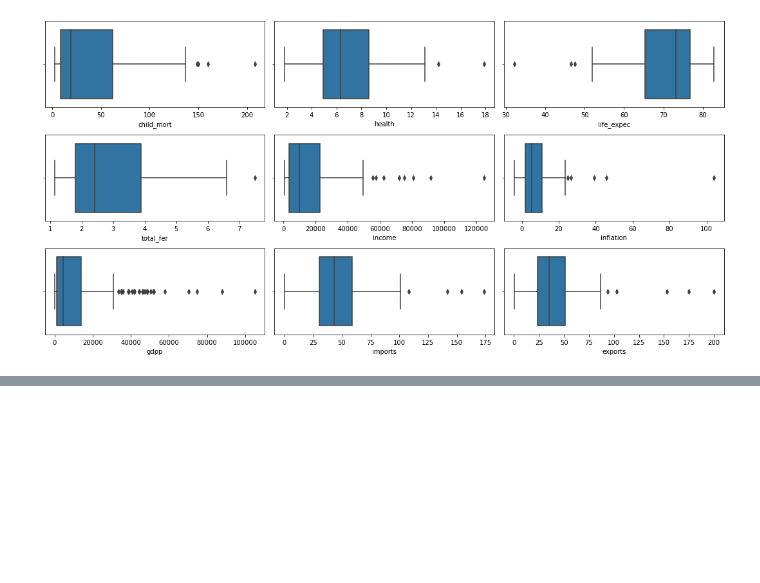
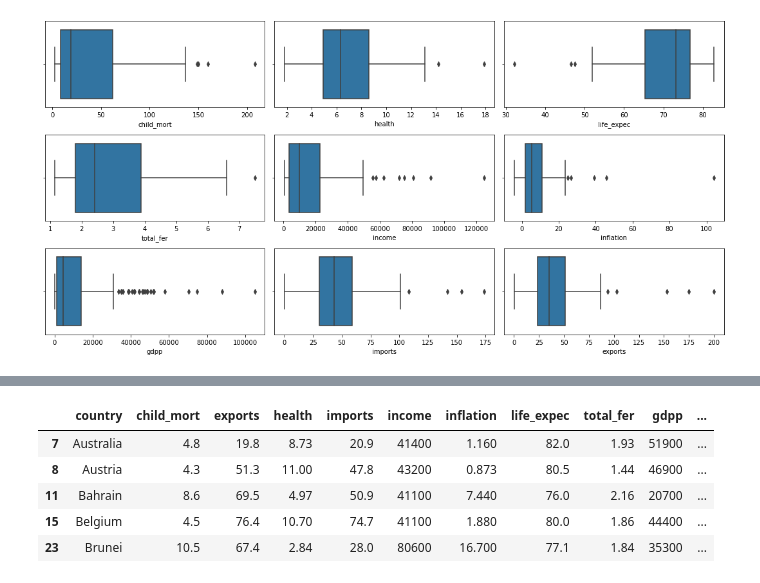
Before and after one commit to shahinmv/ds-bootcamp, a Jupyter notebook: Python/Week 7/PY-CS-W7.ipynb, the cells around one changed output, grey strips where cells are left out. Saved outputs shown, nothing was run; the diff lists cells and outputs as text; code cells hidden in the pictures; blank space fills up the shorter version.

```diff
--- a/Python/Week 7/PY-CS-W7.ipynb
+++ b/Python/Week 7/PY-CS-W7.ipynb
@@ -124,0 +133,4 @@ features
+# %%
+kmeans = KMeans(n_clusters = 3, init = 'k-means++', random_state = 42)
+y_kmeans = kmeans.fit_predict(features)
+y_kmeans
@@ -124,0 +146,11 @@ features
+# %%
+data['K_means'] = y_kmeans
+# %%
+data[data['K_means']==0].head()
+# %% [output]
+|  | country | child_mort | exports | health | imports | income | inflation | life_expec | total_fer | gdpp | ... |
+| 7 | Australia | 4.8 | 19.8 | 8.73 | 20.9 | 41400 | 1.160 | 82.0 | 1.93 | 51900 | ... |
+| 8 | Austria | 4.3 | 51.3 | 11.00 | 47.8 | 43200 | 0.873 | 80.5 | 1.44 | 46900 | ... |
+| 11 | Bahrain | 8.6 | 69.5 | 4.97 | 50.9 | 41100 | 7.440 | 76.0 | 2.16 | 20700 | ... |
+| 15 | Belgium | 4.5 | 76.4 | 10.70 | 74.7 | 41100 | 1.880 | 80.0 | 1.86 | 44400 | ... |
+| 23 | Brunei | 10.5 | 67.4 | 2.84 | 28.0 | 80600 | 16.700 | 77.1 | 1.84 | 35300 | ... |
```
Also changed, not shown: parts of 35 cells of this notebook, 10 other files.
